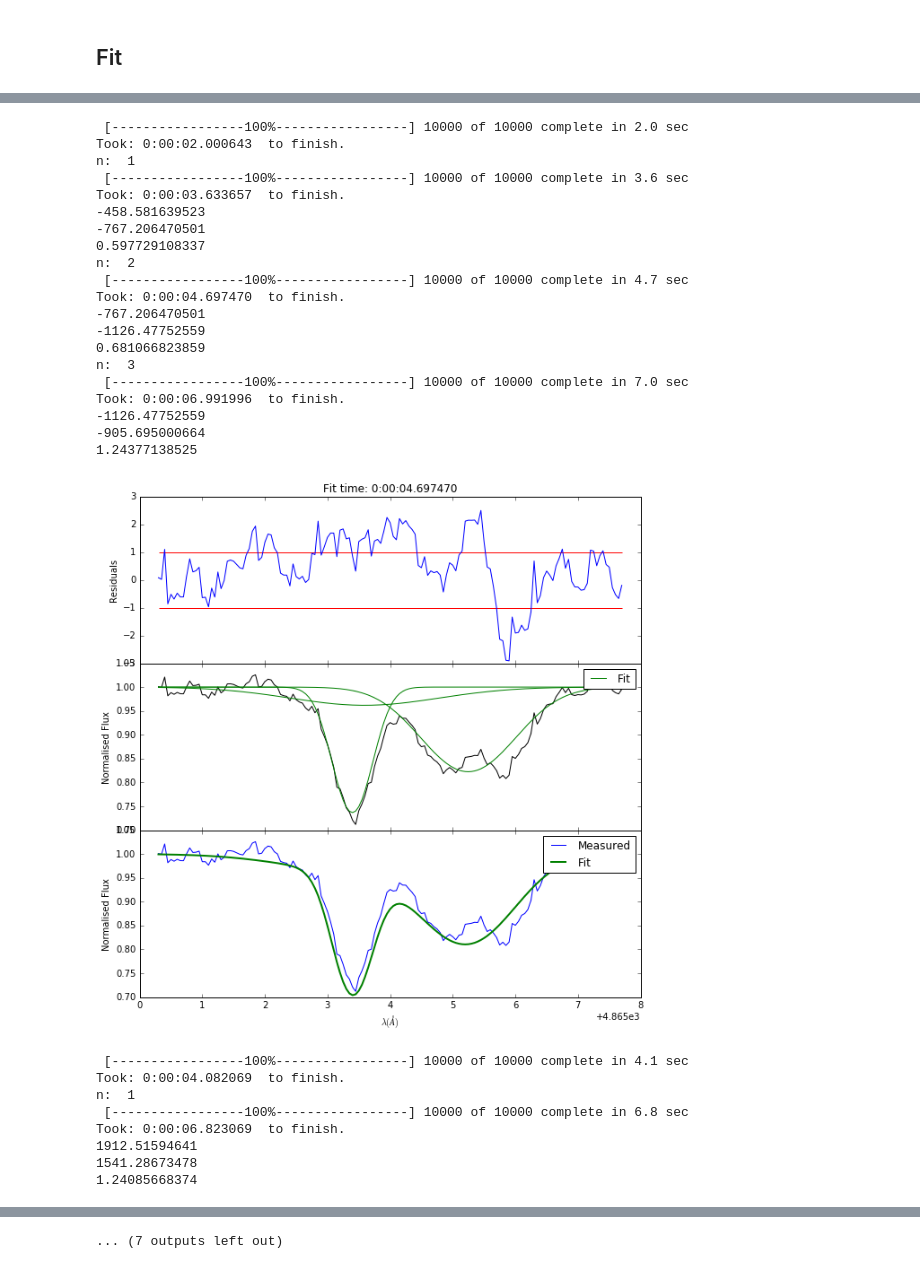
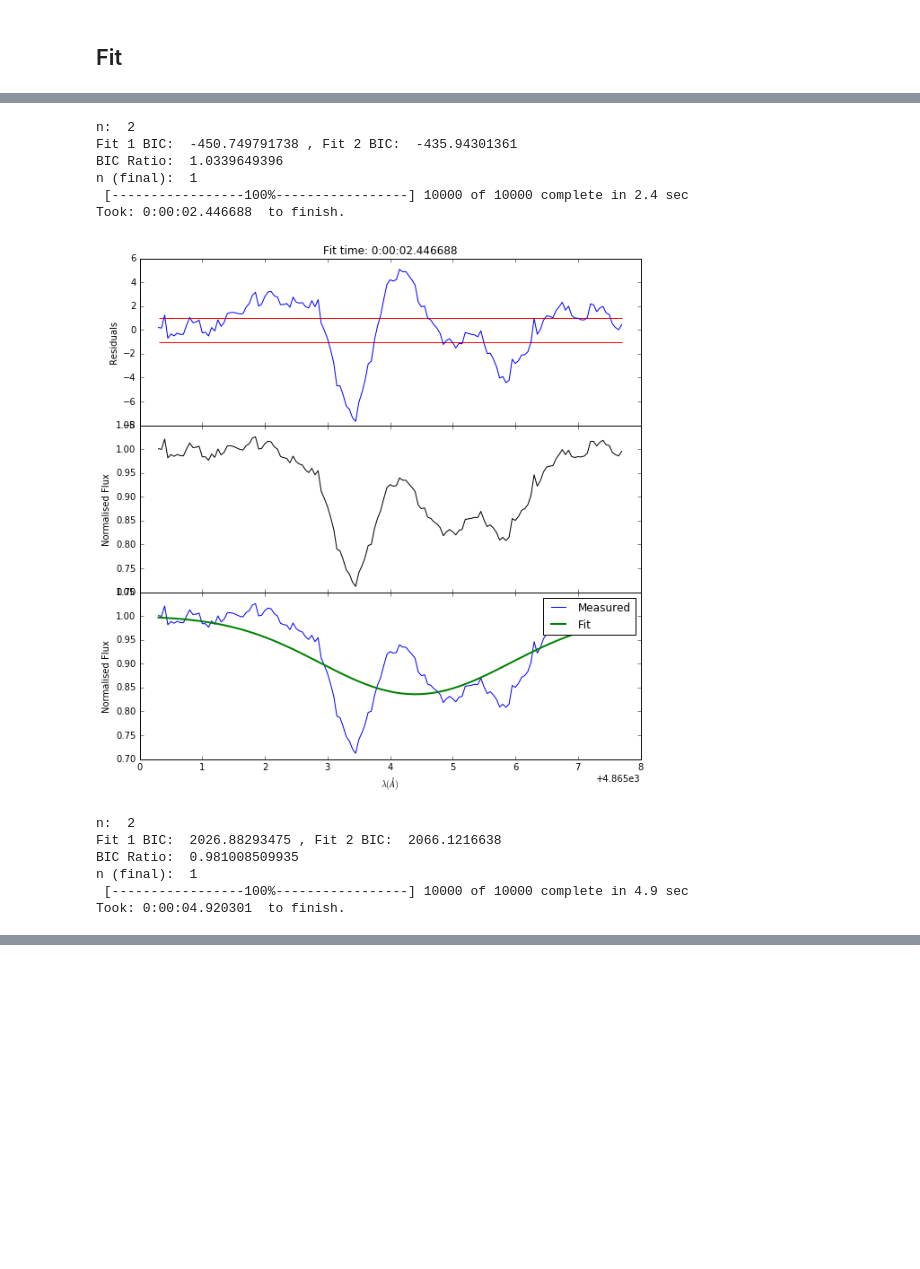
Before and after one commit to sarahappleby/VAMP, a Jupyter notebook: spec_demo.ipynb, the cells around one changed output, grey strips where cells are left out. Saved outputs shown, nothing was run; the diff lists cells and outputs as text; code cells hidden in the pictures; blank space fills up the shorter version.

```diff
--- a/spec_demo.ipynb
+++ b/spec_demo.ipynb
@@ -82,7 +82,7 @@ def plot_bracket(x, axis, dir):
 # %%
 N = 6
 
-fig, ax = plt.subplots(N, figsize=(10,10))
+fig, ax = plt.subplots(N, figsize=(15,15))
 
 for n in range(N):
 
@@ -119,30 +119,33 @@ for i in range(len(region_arrays)):
     n = 1
 
     vpfit_2 = vpfits.VPfit()
-    vpfit_2.fit(wavelengths, fluxes, n)
+    vpfit_2.initialise_model(wavelengths, fluxes, n)
+    vpfit_2.map_estimate()
 
     while r < 0.95:
 
+        n += 1
         print "n: ", n
 
         vpfit_1 = vpfit_2
 
         vpfit_2 = vpfits.VPfit()
-        vpfit_2.fit(wavelengths, fluxes, n+1)
+        vpfit_2.initialise_model(wavelengths, fluxes, n)
+        vpfit_2.map_estimate()
 
-        print vpfit_1.mcmc.BPIC
-        print vpfit_2.mcmc.BPIC
+        print "Fit 1 BIC: ", vpfit_1.MAP.BIC, ", Fit 2 BIC: ", vpfit_2.MAP.BIC
+        print "BIC Ratio: ", vpfit_1.MAP.BIC / vpfit_2.MAP.BIC
 
-        print vpfit_1.mcmc.BPIC / vpfit_2.mcmc.BPIC
+        r = vpfit_1.MAP.BIC / vpfit_2.MAP.BIC
 
-        r = vpfit_1.mcmc.BPIC / vpfit_2.mcmc.BPIC
+    n -= 1
+    print "n (final): ", n
+    vpfit_1.mcmc_fit()
 
-        n += 1
+    fits.append(vpfit_1)
 
     start = region_pixels[i][0]
     end = region_pixels[i][1]
 
-    fits.append(vpfit_1)
-
-    vpfit_1.plot(wavelengths, fluxes, n=n-1, start_pix=start, end_pix=end)
+    vpfit_1.plot(wavelengths, fluxes, n=n, start_pix=start, end_pix=end)
 # %% [output]
@@ -185,29 +179,13 @@ Took: 0:00:20.416901  to finish.
- [-----------------100%-----------------] 10000 of 10000 complete in 2.0 sec
-Took: 0:00:02.000643  to finish.
-n:  1
- [-----------------100%-----------------] 10000 of 10000 complete in 3.6 sec
-Took: 0:00:03.633657  to finish.
--458.581639523
--767.206470501
-0.597729108337
 n:  2
- [-----------------100%-----------------] 10000 of 10000 complete in 4.7 sec
-Took: 0:00:04.697470  to finish.
--767.206470501
--1126.47752559
-0.681066823859
-n:  3
- [-----------------100%-----------------] 10000 of 10000 complete in 7.0 sec
-Took: 0:00:06.991996  to finish.
--1126.47752559
--905.695000664
-1.24377138525
+Fit 1 BIC:  -450.749791738 , Fit 2 BIC:  -435.94301361
+BIC Ratio:  1.0339649396
+n (final):  1
+ [-----------------100%-----------------] 10000 of 10000 complete in 2.4 sec
+Took: 0:00:02.446688  to finish.
-[figure, old version]
+[figure, new version]
- [-----------------100%-----------------] 10000 of 10000 complete in 4.1 sec
-Took: 0:00:04.082069  to finish.
-n:  1
- [-----------------100%-----------------] 10000 of 10000 complete in 6.8 sec
-Took: 0:00:06.823069  to finish.
-1912.51594641
-1541.28673478
-1.24085668374
+n:  2
+Fit 1 BIC:  2026.88293475 , Fit 2 BIC:  2066.1216638
+BIC Ratio:  0.981008509935
+n (final):  1
+ [-----------------100%-----------------] 10000 of 10000 complete in 4.9 sec
+Took: 0:00:04.920301  to finish.
@@ -224 +192,0 @@ Took: 0:00:27.027901  to finish.
-... (7 outputs left out)
```
Also changed, not shown: parts of 2 cells of this notebook, 3 other files.
